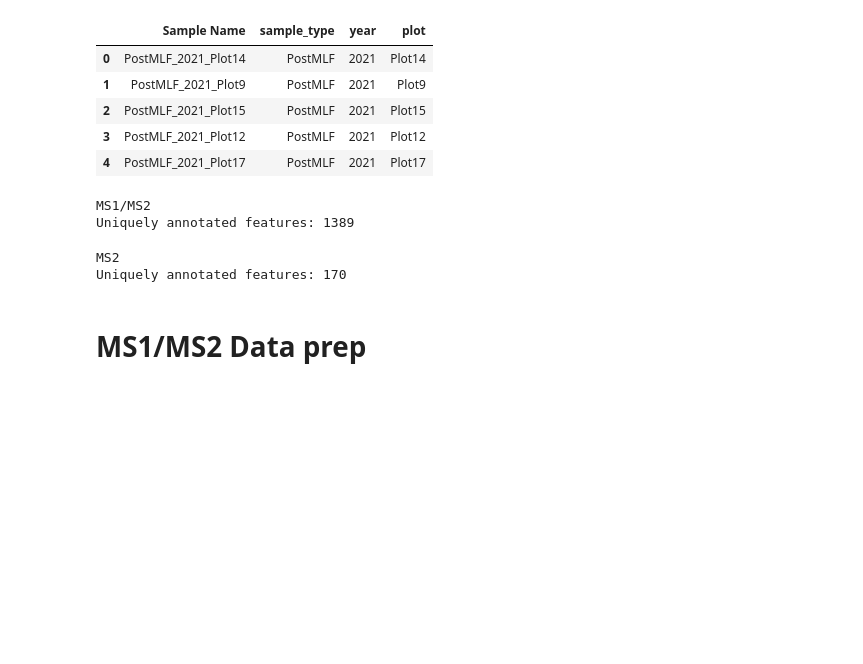
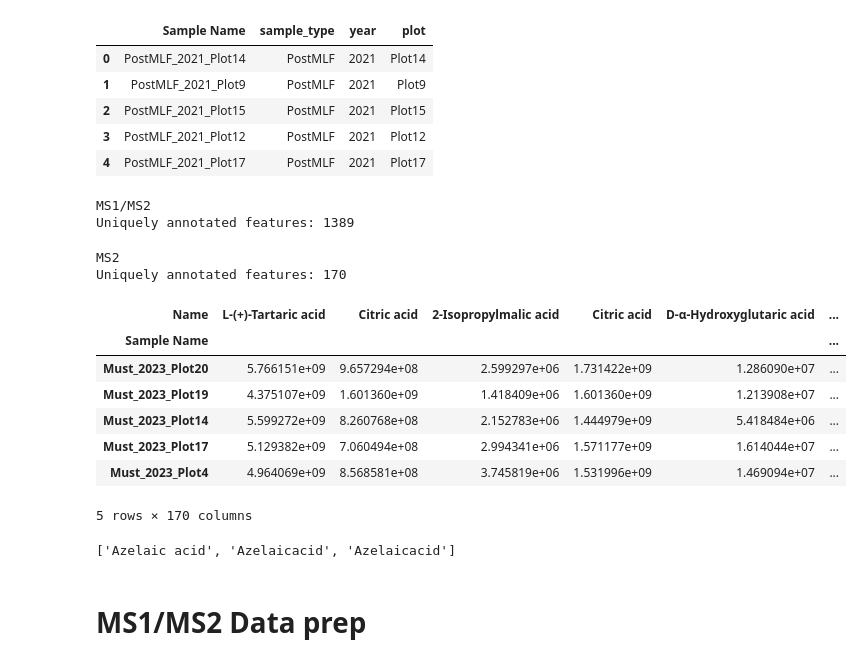
Before and after one commit to bokulich-publications/microterroir, a Jupyter notebook: Metabolomics/LC-MS/01_LC-MS_Prep_Neg_MS.ipynb, the cells around one changed output. Drawn from its saved outputs; the diff is of its cells as text; code cells hidden in the pictures; blank space fills up the shorter version.

```diff
--- a/Metabolomics/LC-MS/01_LC-MS_Prep_Neg_MS.ipynb
+++ b/Metabolomics/LC-MS/01_LC-MS_Prep_Neg_MS.ipynb
@@ -83,6 +83,24 @@ print('Uniquely annotated features: ' + str(df_MS2['Name'].notna().sum()))
 # %% [output]
 MS2
 Uniquely annotated features: 170
+# %%
+df_MS2.head()
+# %% [output]
+| Name | L-(+)-Tartaric acid | Citric acid | 2-Isopropylmalic acid | Citric acid | D-α-Hydroxyglutaric acid | ... |
+| Sample Name |  |  |  |  |  | ... |
+| Must_2023_Plot20 | 5.766151e+09 | 9.657294e+08 | 2.599297e+06 | 1.731422e+09 | 1.286090e+07 | ... |
+| Must_2023_Plot19 | 4.375107e+09 | 1.601360e+09 | 1.418409e+06 | 1.601360e+09 | 1.213908e+07 | ... |
+| Must_2023_Plot14 | 5.599272e+09 | 8.260768e+08 | 2.152783e+06 | 1.444979e+09 | 5.418484e+06 | ... |
+| Must_2023_Plot17 | 5.129382e+09 | 7.060494e+08 | 2.994341e+06 | 1.571177e+09 | 1.614044e+07 | ... |
+| Must_2023_Plot4 | 4.964069e+09 | 8.568581e+08 | 3.745819e+06 | 1.531996e+09 | 1.469094e+07 | ... |
+5 rows × 170 columns
+# %%
+import re
+
+matching_columns = [col for col in df_MS1MS2.columns if re.search(r'Azelaic', col, re.IGNORECASE)]
+print(matching_columns)
+# %% [output]
+['Azelaic acid', 'Azelaicacid', 'Azelaicacid']
 # %% [markdown]
 # MS1/MS2 Data prep
 # %%
```
Also changed, not shown: 5 other files.
